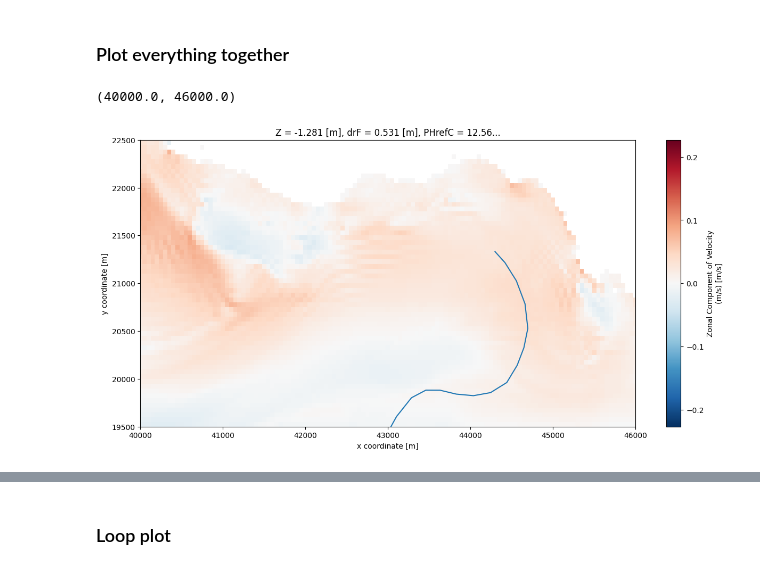
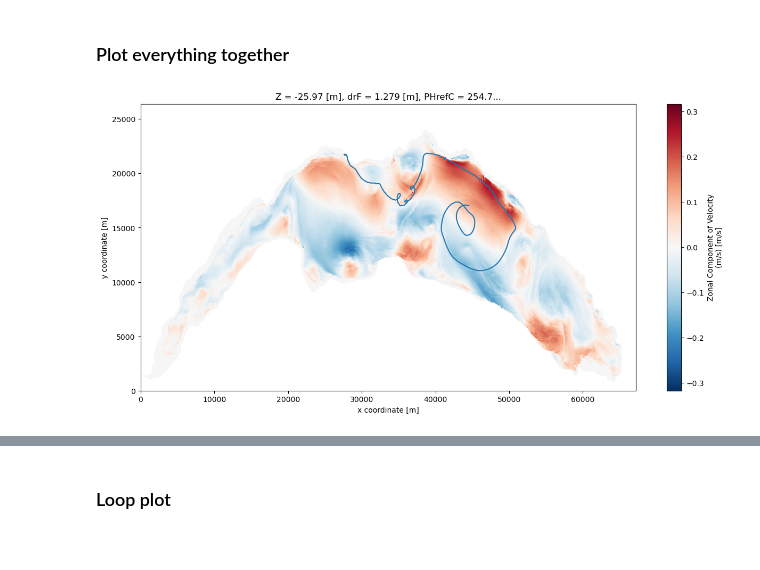
Before and after one commit to leroquan/parcels_toolbox, a Jupyter notebook: 03_post-processing/read_output.ipynb, the cells around one changed output, grey strips where cells are left out. Saved outputs shown, nothing was run; the diff lists cells and outputs as text; code cells hidden in the pictures.

Commit message:
Added notebooks to run parcels with diffusion and backward

```diff
--- a/03_post-processing/read_output.ipynb
+++ b/03_post-processing/read_output.ipynb
@@ -9,17 +9,22 @@ import os
 import json
 import xmitgcm as xm
 # %%
-particle_folders =[r"~//parcels_toolbox//02_output//artful_01.zarr",
-                  r"~//parcels_toolbox//02_output//artful_02.zarr",
-                  r"~//parcels_toolbox//02_output//artful_03.zarr"]
+particle_folders =[r"~//parcels_toolbox//02_output//artful_01_diff.zarr",
+                  r"~//parcels_toolbox//02_output//artful_02_diff.zarr",
+                  r"~//parcels_toolbox//02_output//artful_03_diff.zarr",
+                  r"~//parcels_toolbox//02_output//artful_02_backward.zarr"]
 
-plot_dates = [np.datetime64('2023-09-12 11:30:00'),
+plot_dates = [np.datetime64('2023-09-12 12:00:00'),
               np.datetime64('2023-11-08 11:00:00'),
-              np.datetime64('2024-05-01 10:00:00')]
+              np.datetime64('2024-05-01 10:00:00'),
+              np.datetime64('2023-11-08 11:00:00')]
 
-measure_file_paths = [ r".//coord_sampling//measures_20230912.txt",
-                       r".//coord_sampling//measures_20231108.txt",
-                       r".//coord_sampling//measures_20240501.txt"]
+measure_file_paths = [ r"..//coord_sampling//measures_20230912.txt",
+                       r"..//coord_sampling//measures_20231108.txt",
+                       r"..//coord_sampling//measures_20240501.txt",
+                       r"..//coord_sampling//measures_20231108.txt"]
 # %%
-i_scenario = 2
-period_seeding = np.timedelta64(5, 'D')
+i_scenario = 3
+i_artful = 2
+period_seeding = np.timedelta64(10, 'D')
+measure_file_path = measure_file_paths[i_scenario]
@@ -88,7 +116,7 @@ plt.plot(part_traj["lon"].T, part_traj["lat"].T, marker="o")
 # %% [markdown]
 ### Import MITgcm results
 # %%
-model = f'geneva_artful_0{i_scenario+1}'
+model = f'geneva_artful_0{i_artful}'
 with open('..//config.json', 'r') as file:
     config_plots = json.load(file)[os.uname().nodename][model]
 
@@ -119,11 +147,10 @@ z_start = xr_particules['z'].values[0,0]
 # %%
 plt.figure(figsize=(15,7))
 xr_mitgcm['UVEL'].sel(time=date_start, Z=z_start, method='nearest').where(mask_mitgcm).plot();
 part_traj = xr_particules.isel(trajectory=0)
 plt.plot(part_traj["lon"].T, part_traj["lat"].T);
-plt.ylim(bottom=19500, top=22500)
-plt.xlim(left=40000, right=46000)
+#plt.ylim(bottom=19500, top=22500)
+#plt.xlim(left=40000, right=46000)
 #plt.savefig('./output/whole_lake_particles_traj')
 # %% [output]
-(40000.0, 46000.0)
-[figure, old version]
+[figure, new version]
```
Also changed, not shown: parts of 13 cells of this notebook, 6 other files.
